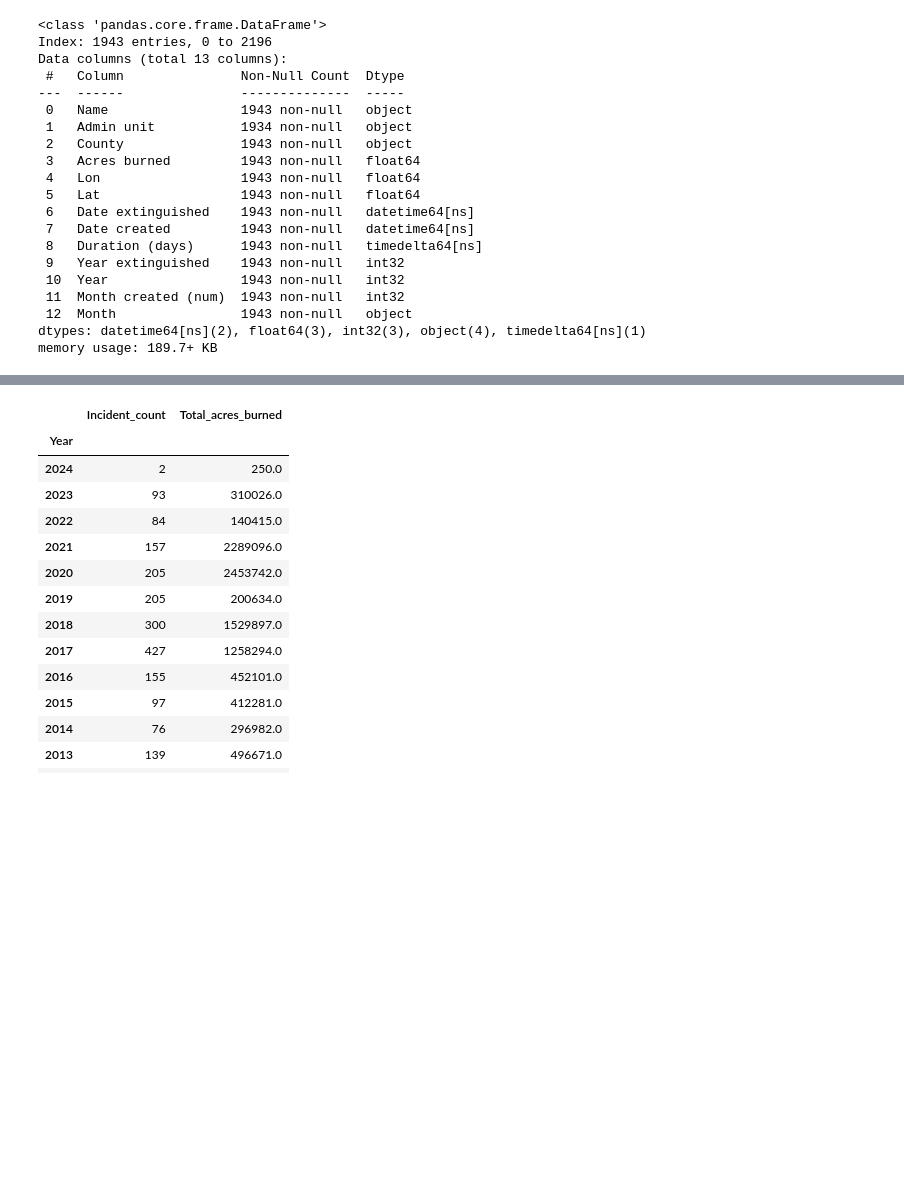
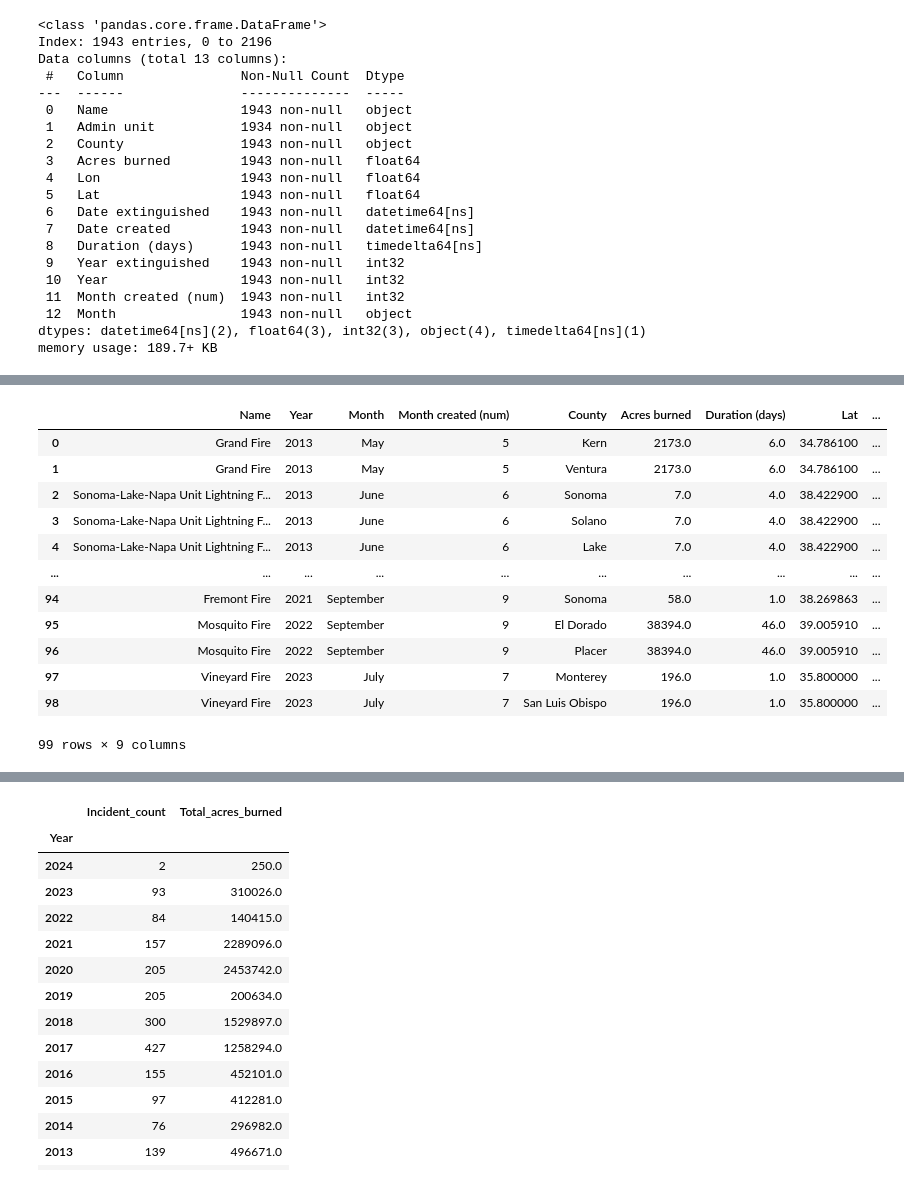
Before and after one commit to Alvin-Son/california_fire_analysis, a Jupyter notebook: fire_collection_&_cleaning.ipynb, the cells around one changed output, grey strips where cells are left out. Saved outputs shown, nothing was run; the diff lists cells and outputs as text; code cells hidden in the pictures; blank space fills up the shorter version.

Commit message:
Saving progress, fixed data issies, fixed merge issues, created final notebook

```diff
--- a/fire_collection_&_cleaning.ipynb
+++ b/fire_collection_&_cleaning.ipynb
@@ -141,2 +118,14 @@ memory usage: 189.7+ KB
 # %%
-fire_incidents.to_csv("Resources/fire_data/fire_all_clean.csv", index_label="City_ID")
+#THERE ARE MULTIPLE FIRES IN YEAR/MONTH/COUNTY.
+#Therefore you need to group by month and summarize the data per month.
+
+#select columns
+fires_df = fire_clean[["Name","Year", "Month","Month created (num)", "County", "Acres burned", "Duration (days)", "Lat", "Lon"]]
+
+#drop "days" and convert to int
+################# BETTER WAY?
+fires_df["Duration (days)"] = fires_df["Duration (days)"].astype(str)
+fires_df.loc[:, "Duration (days)"] = pd.to_numeric(fires_df["Duration (days)"].str.extract('(\d+)')[0], errors="coerce")
+fires_df["Duration (days)"] = fires_df["Duration (days)"].astype(float)
+
+fires_df.info()
@@ -142,0 +149,3 @@ fire_incidents.to_csv("Resources/fire_data/fire_all_clean.csv", index_label="Cit
+# %%
+fire_duplicate_df = fires_df.loc[fires_df['County'].str.contains(','), :]
+fire_duplicate_df.head()
@@ -142,0 +159,34 @@ fire_incidents.to_csv("Resources/fire_data/fire_all_clean.csv", index_label="Cit
+# %%
+######### ReLOOK TO SIMPLIFY IF TIME
+
+def expand_counties(row):
+    counties = row['County'].split(", ")
+    num_counties = len(counties)
+    # Create new row for each county with the duration unchanged
+    return [
+        {**row, 'County': county, 'Acres burned': row['Acres burned'] / num_counties, 'Duration (days)': row['Duration (days)']}
+        for county in counties
+    ]
+
+# Apply the function to each row and expand into a list of dictionaries
+expanded_rows = [new_row for index, row in fire_duplicate_df.iterrows() for new_row in expand_counties(row)]
+
+# Convert the list of dictionaries to a DataFrame
+split_county_df = pd.DataFrame(expanded_rows)
+
+# Preview
+split_county_df
+# %% [output]
+|  | Name | Year | Month | Month created (num) | County | Acres burned | Duration (days) | Lat | ... |
+| 0 | Grand Fire | 2013 | May | 5 | Kern | 2173.0 | 6.0 | 34.786100 | ... |
+| 1 | Grand Fire | 2013 | May | 5 | Ventura | 2173.0 | 6.0 | 34.786100 | ... |
+| 2 | Sonoma-Lake-Napa Unit Lightning F... | 2013 | June | 6 | Sonoma | 7.0 | 4.0 | 38.422900 | ... |
+| 3 | Sonoma-Lake-Napa Unit Lightning F... | 2013 | June | 6 | Solano | 7.0 | 4.0 | 38.422900 | ... |
+| 4 | Sonoma-Lake-Napa Unit Lightning F... | 2013 | June | 6 | Lake | 7.0 | 4.0 | 38.422900 | ... |
+| ... | ... | ... | ... | ... | ... | ... | ... | ... | ... |
+| 94 | Fremont Fire | 2021 | September | 9 | Sonoma | 58.0 | 1.0 | 38.269863 | ... |
+| 95 | Mosquito Fire | 2022 | September | 9 | El Dorado | 38394.0 | 46.0 | 39.005910 | ... |
+| 96 | Mosquito Fire | 2022 | September | 9 | Placer | 38394.0 | 46.0 | 39.005910 | ... |
+| 97 | Vineyard Fire | 2023 | July | 7 | Monterey | 196.0 | 1.0 | 35.800000 | ... |
+| 98 | Vineyard Fire | 2023 | July | 7 | San Luis Obispo | 196.0 | 1.0 | 35.800000 | ... |
+99 rows × 9 columns
```
Also changed, not shown: parts of 12 cells of this notebook, 58 other files.
